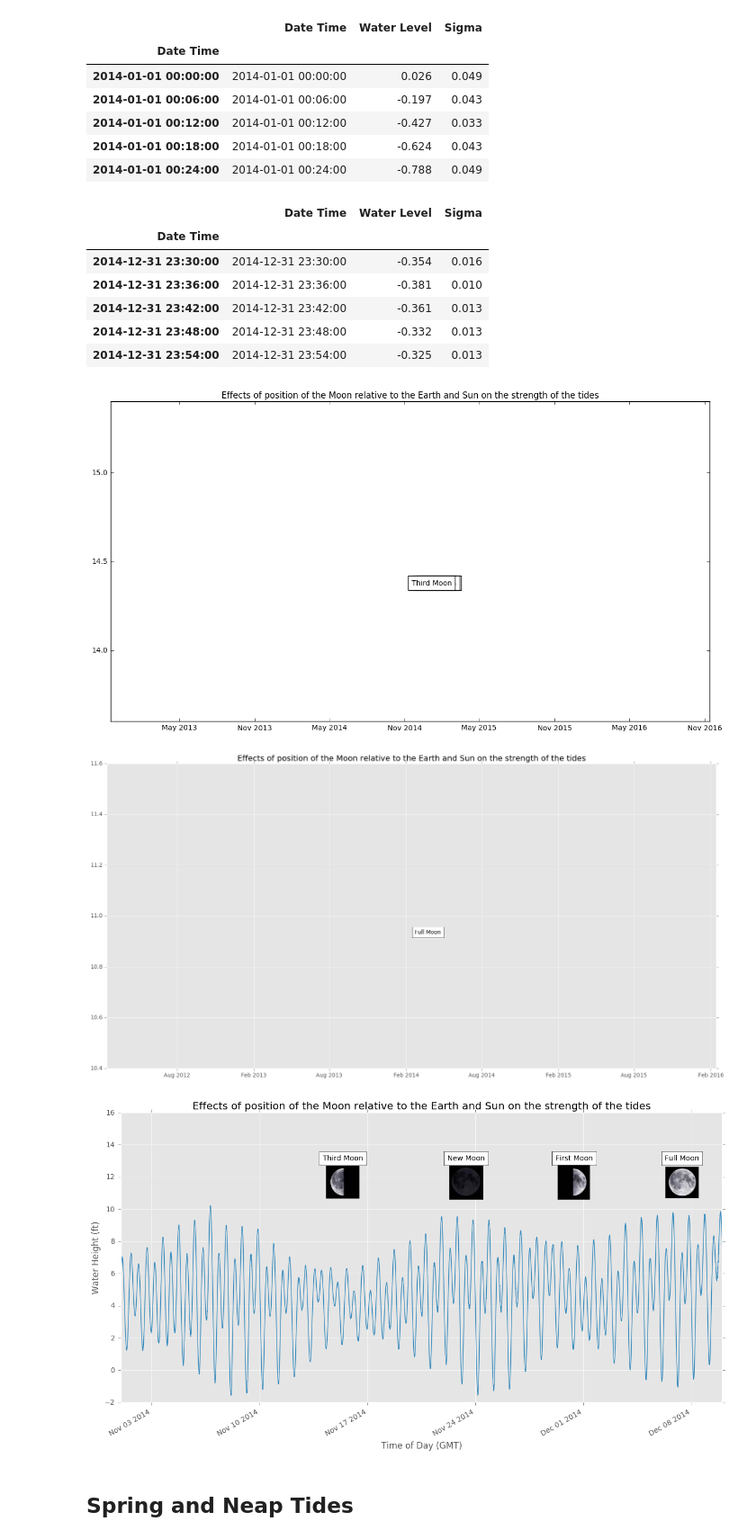
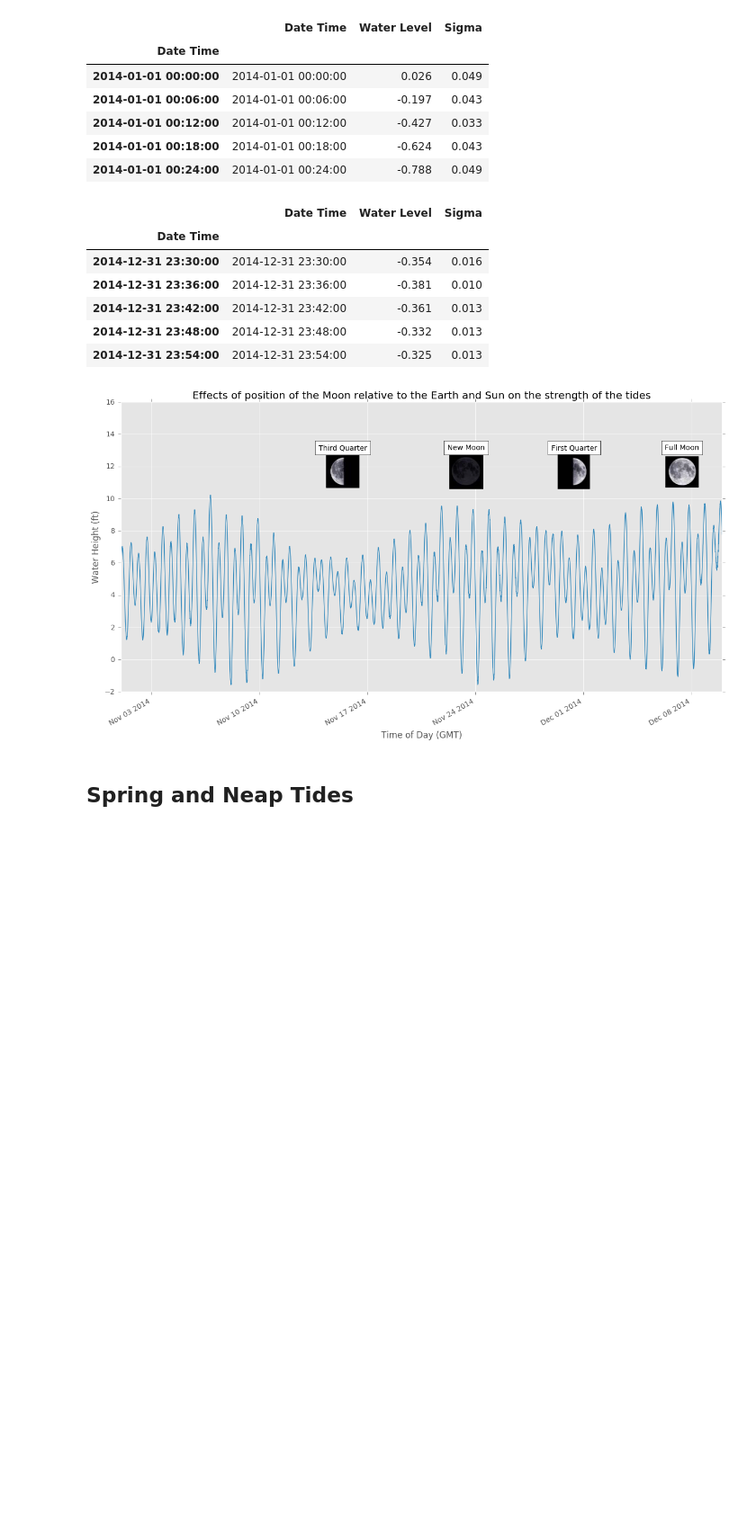
Before and after one commit to mguerrap/tydal, a Jupyter notebook: Module1_Tides.ipynb, the cells around one changed output. Shown at 90% size. Drawn from its saved outputs; the diff is of its cells as text; code cells hidden in the pictures; blank space fills up the shorter version.

Commit message:
Ran Module1 to have graphs loaded.  Deleted unnecessary cells.

```diff
--- a/Module1_Tides.ipynb
+++ b/Module1_Tides.ipynb
@@ -334,7 +334,7 @@ abMoonFull = AnnotationBbox(imageboxFull, xyMoonFull,
     frameon=False)
 ax.add_artist(abMoonFull)
 # Add Text First
-offsetboxFirst = TextArea("First Moon", minimumdescent=False)
+offsetboxFirst = TextArea("First Quarter", minimumdescent=False)
 xyTextFirst = [First_2014_dates[11], 14.5]
 abTextFirst = AnnotationBbox(offsetboxFirst, xyTextFirst,
     xybox=(30., -30.),
@@ -352,38 +352,36 @@ abMoonFirst = AnnotationBbox(imageboxFirst, xyMoonFirst,
     frameon=False)
 ax.add_artist(abMoonFirst)
 # Add Text Third
-offsetboxThird = TextArea("Third Moon", minimumdescent=False)
+offsetboxThird = TextArea("Third Quarter", minimumdescent=False)
 xyTextThird = [Third_2014_dates[10], 14.5]
 abTextThird = AnnotationBbox(offsetboxThird, xyTextThird,
     xybox=(30., -30.),
     xycoords='data',
     boxcoords="offset points")
 ax.add_artist(abTextThird)
 # add Third moon image
 ThirdMoon = plt.imread("./Figures/ThreeQuarterMoonA.png")
 imageboxThird= OffsetImage(ThirdMoon, zoom=.5)
 xyMoonThird = [Third_2014_dates[10], 13]               # coordinates to position this image
 abMoonThird = AnnotationBbox(imageboxThird, xyMoonThird,
     xybox=(30., -30.),
     xycoords='data',
     boxcoords="offset points",
     frameon=False)
 ax.add_artist(abMoonThird)
 plt.title('Effects of position of the Moon relative to the Earth and Sun on the strength of the tides')
 plt.style.use('ggplot')
 #Expand graph height
 plt.plot(Third_2014_dates[10],14.5)
 plt.plot(subset["Date Time"], subset["Water Level"])
 # beautify the x-labels
 plt.gcf().autofmt_xdate()
 plt.xlabel("Time of Day (GMT)")
 plt.ylabel("Water Height (ft)")
 plt.draw()
 plt.show()
 # %% [output]
-[figure, old version]
+[figure, new version]
-[figure, removed]
-[figure, removed]
 # %% [markdown]
 ## Spring and Neap Tides
 # %% [markdown]
```
Also changed, not shown: parts of 8 cells of this notebook.
